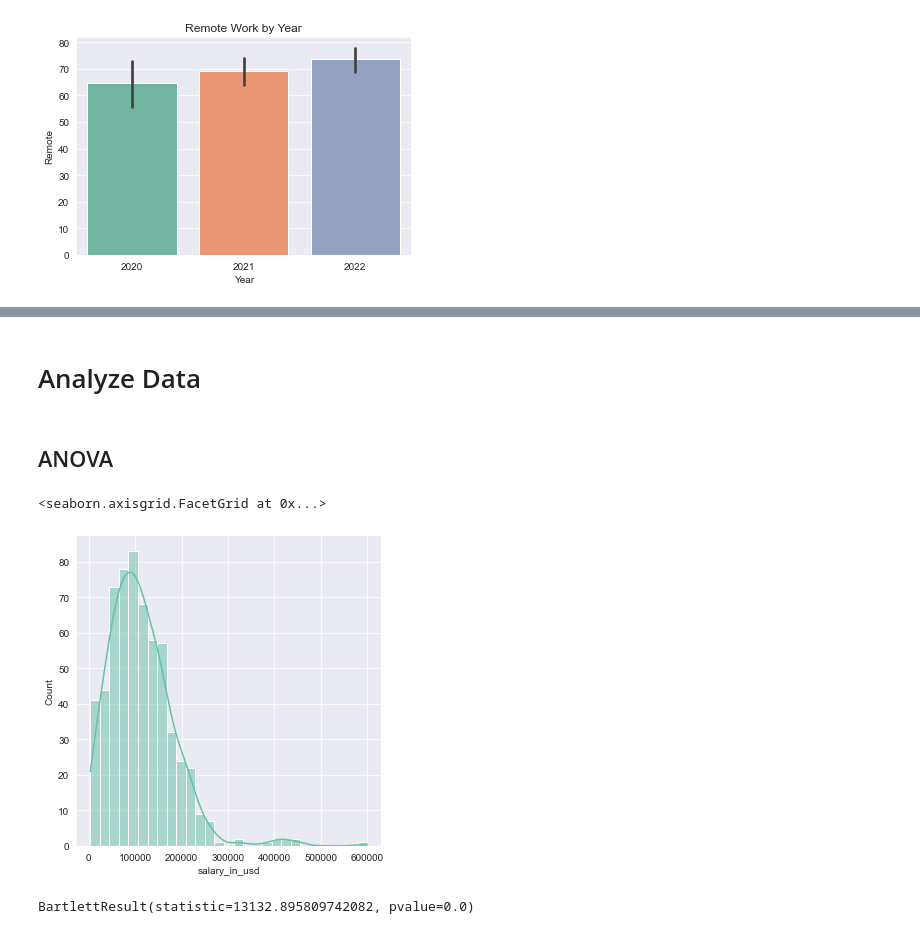
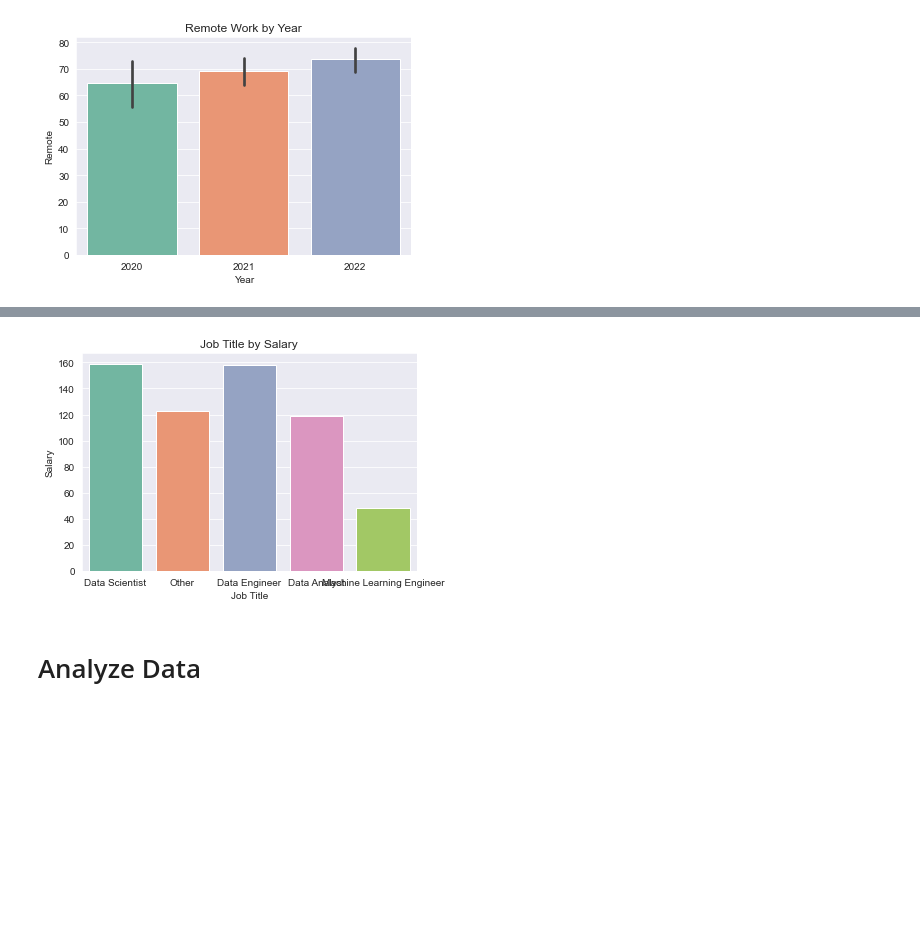
Before and after one commit to AmberNJacob/FinalProject, a Jupyter notebook: Code/Kaggle.ipynb, the cells around one changed output, grey strips where cells are left out. Drawn from its saved outputs; the diff is of its cells as text; code cells hidden in the pictures; blank space fills up the shorter version.

```diff
--- a/Code/Kaggle.ipynb
+++ b/Code/Kaggle.ipynb
@@ -322,14 +322,12 @@ sns.barplot(x=df['employment_type'], y=df['salary_in_usd'])
+# %%
+sns.set_style('darkgrid')
+sns.set_palette('Set2')
+sns.countplot(data=df, x='New_Job_Title')
+plt.title('Job Title by Salary')
+plt.xlabel('Job Title')
+plt.ylabel('Salary')
+plt.show()
+# %% [output]
+[figure, added]
 # %% [markdown]
 # Analyze Data
-# %% [markdown]
-## ANOVA
-# %%
-#Testing Assumptions
-sns.displot(data=df, x='salary_in_usd', kde=True)
-# %% [output]
-<seaborn.axisgrid.FacetGrid at 0x...>
-[figure, removed]
-# %%
-scipy.stats.bartlett(df['salary_in_usd'], df['work_year'])
-# %% [output]
-BartlettResult(statistic=13132.895809742082, pvalue=0.0)
```
Also changed, not shown: parts of 48 cells of this notebook.
